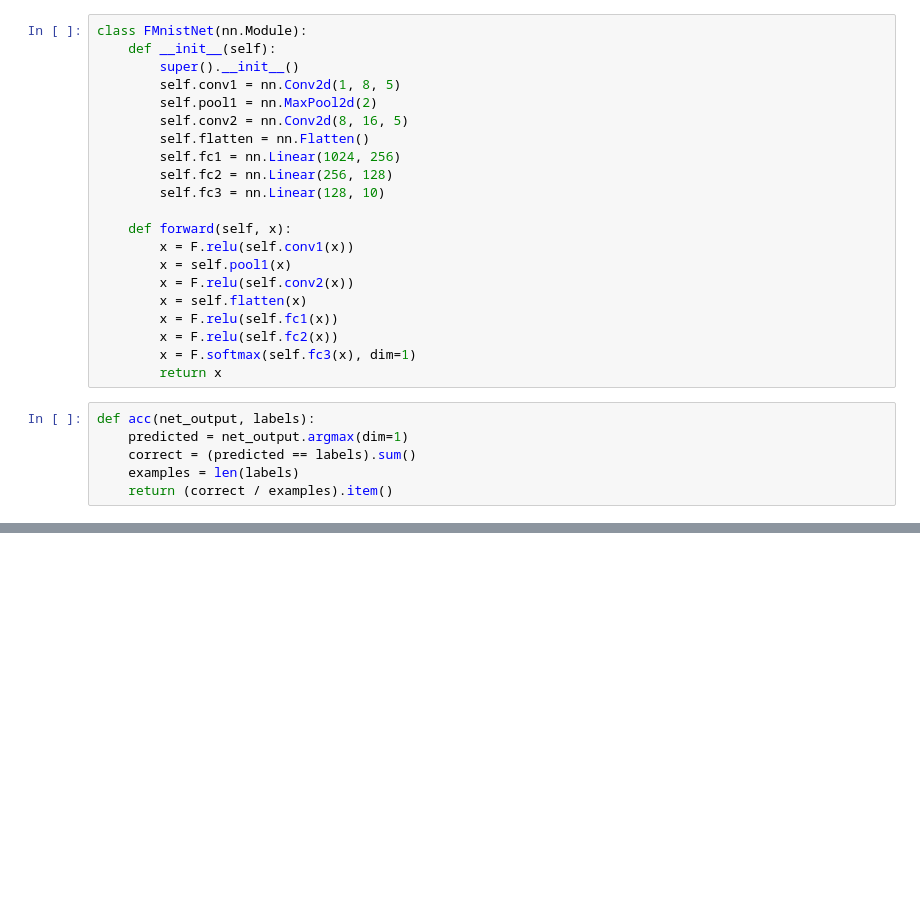
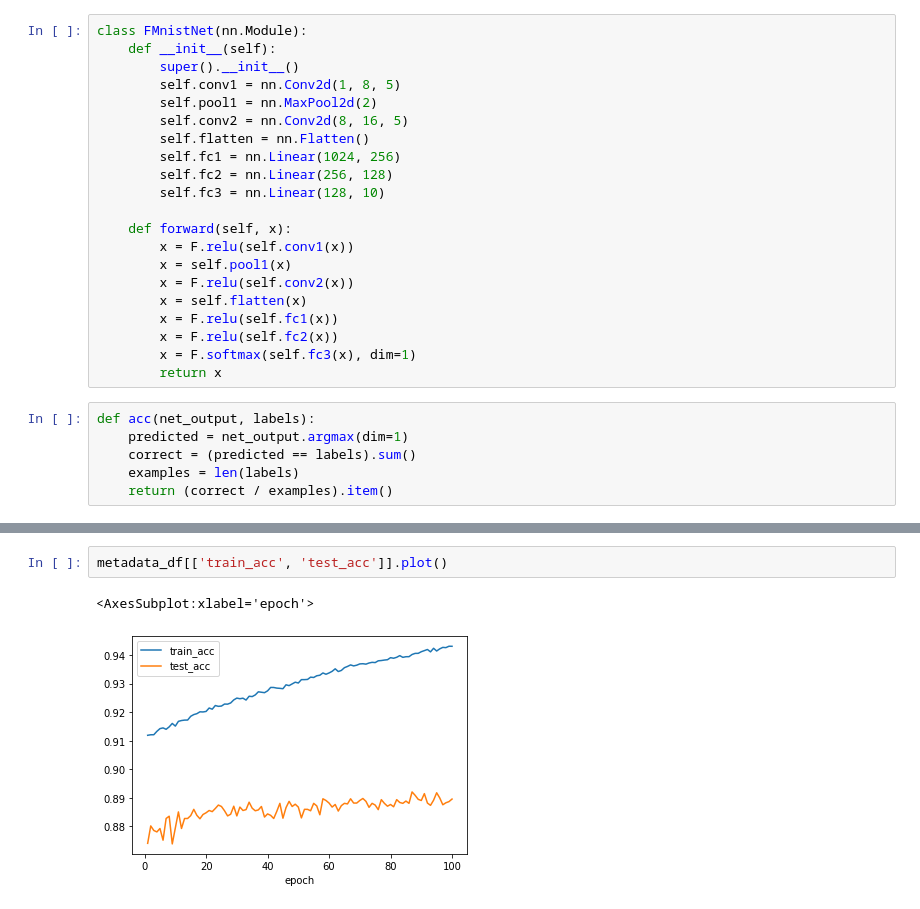
Before and after one commit to JanKapala/lunar-landing, a Jupyter notebook: src/fmnist/fmnist.ipynb, the cells around one changed output, grey strips where cells are left out. Drawn from its saved outputs; the diff is of its cells as text; blank space fills up the shorter version.

```diff
--- a/src/fmnist/fmnist.ipynb
+++ b/src/fmnist/fmnist.ipynb
@@ -133,0 +148,5 @@ metadata_df
+# %%
+metadata_df[['train_acc', 'test_acc']].plot()
+# %% [output]
+<AxesSubplot:xlabel='epoch'>
+[figure, added]
```
Also changed, not shown: parts of 7 cells of this notebook, 2 other files.
